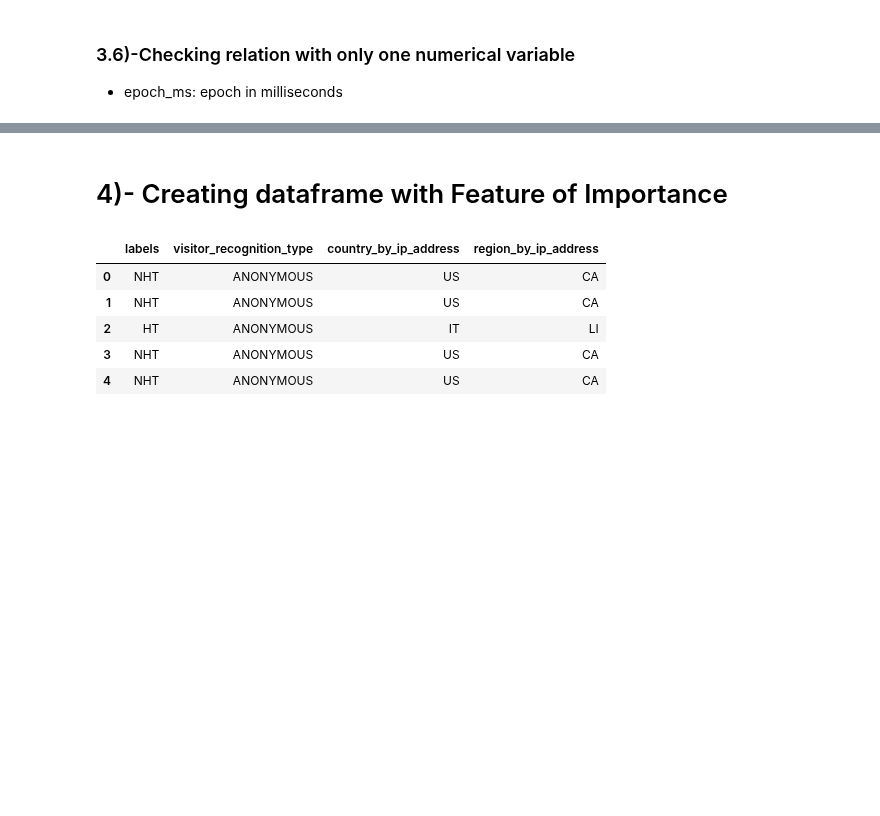
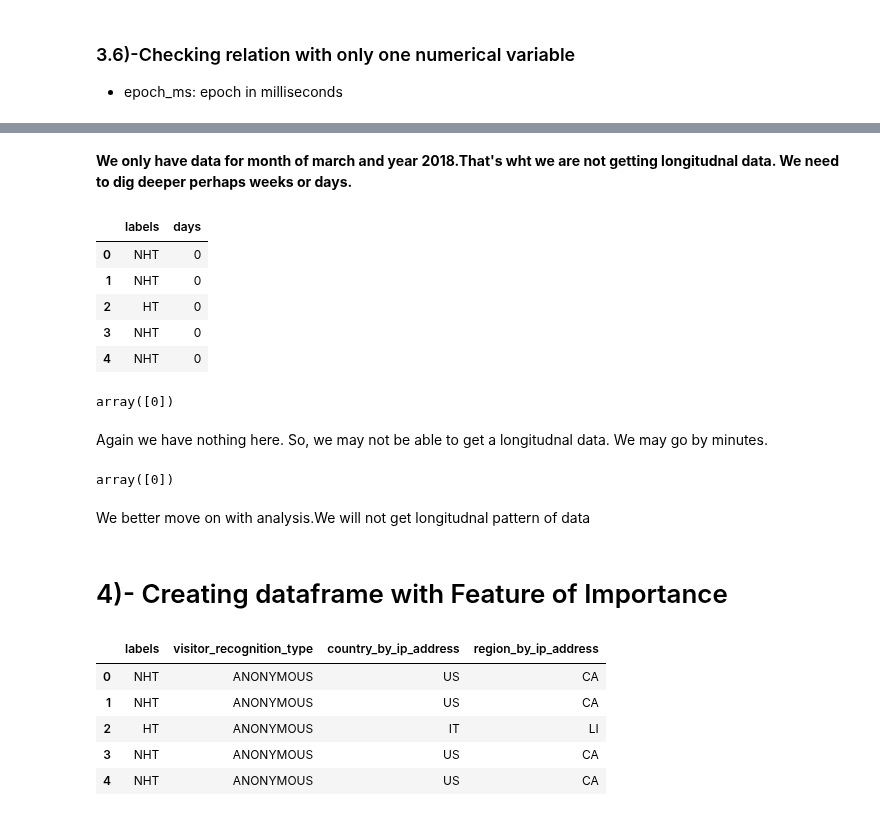
Before and after one commit to HassanSherwani/Bot_or_Not, a Jupyter notebook: EDA.ipynb, the cells around one changed output, grey strips where cells are left out. Drawn from its saved outputs; the diff is of its cells as text; code cells hidden in the pictures; blank space fills up the shorter version.

```diff
--- a/EDA.ipynb
+++ b/EDA.ipynb
@@ -432,0 +569,2 @@ epoch_ms does not make much relation with other variables. So, we shall drop it
+# %% [markdown]
+**We only have data for month of march and year 2018.That's wht we are not getting longitudnal data. We need to dig deeper perhaps weeks or days.**
@@ -432,0 +573,16 @@ epoch_ms does not make much relation with other variables. So, we shall drop it
+# %%
+df_days=df_bol[['labels','days']]
+df_days.head()
+# %% [output]
+|  | labels | days |
+| 0 | NHT | 0 |
+| 1 | NHT | 0 |
+| 2 | HT | 0 |
+| 3 | NHT | 0 |
+| 4 | NHT | 0 |
+# %%
+df_days.days.unique()
+# %% [output]
+array([0])
+# %% [markdown]
+Again we have nothing here. So, we may not be able to get a longitudnal data. We may go by minutes.
@@ -433,3 +591,9 @@ epoch_ms does not make much relation with other variables. So, we shall drop it
+# %%
+df_bol.mins.unique()
+# %% [output]
+array([0])
+# %% [markdown]
+We better move on with analysis.We will not get longitudnal pattern of data
 # %% [markdown]
 # 4)- Creating dataframe with Feature of Importance
 # %%
```
Also changed, not shown: parts of 55 cells of this notebook.
